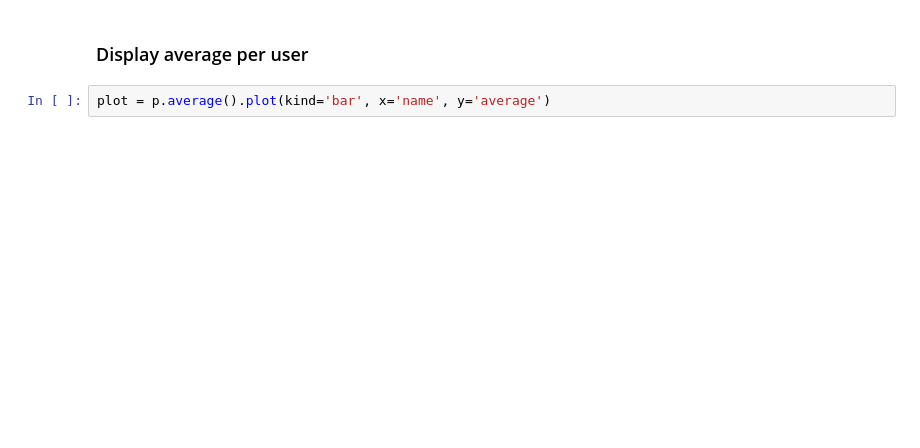
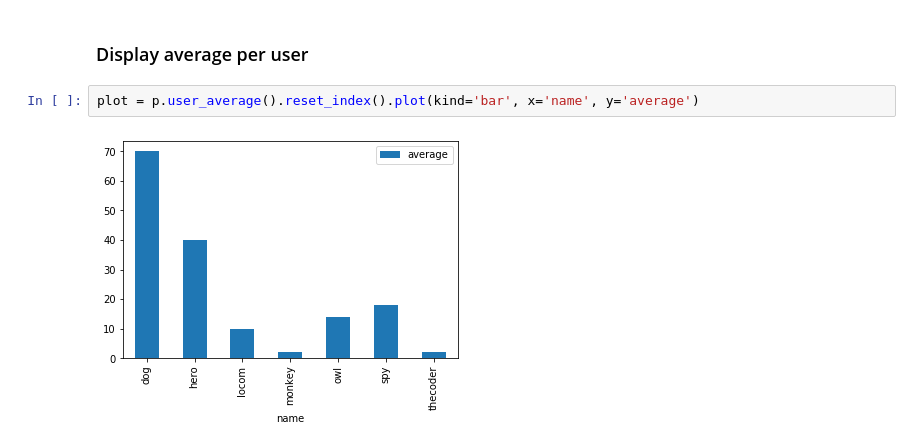
Before and after one commit to sylhare/git-processor, a Jupyter notebook: jupyter/Git Processor Demo.ipynb, the cells around one changed output. Drawn from its saved outputs; the diff is of its cells as text; blank space fills up the shorter version.

```diff
--- a/jupyter/Git Processor Demo.ipynb
+++ b/jupyter/Git Processor Demo.ipynb
@@ -67,4 +73,6 @@ plot = p.total_project("Project C").plot.pie(y='total %', figsize=(5, 5))
 # %% [markdown]
 ### Display average per user
 # %%
-plot = p.average().plot(kind='bar', x='name', y='average')
+plot = p.user_average().reset_index().plot(kind='bar', x='name', y='average')
+# %% [output]
+[figure, added]
```
Also changed, not shown: parts of 12 cells of this notebook, 1 other file.
